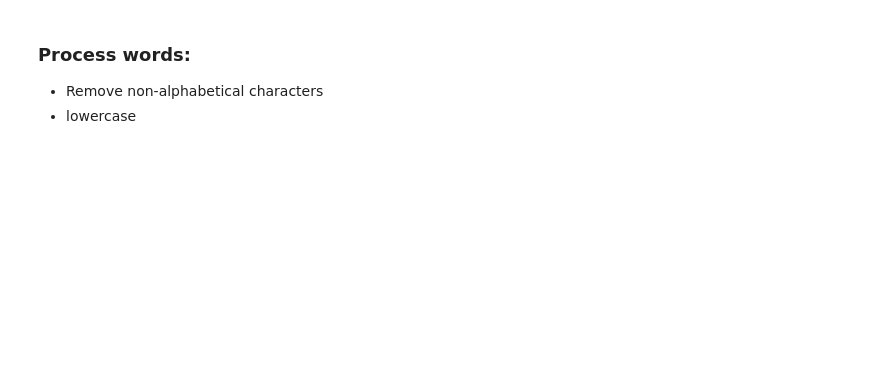
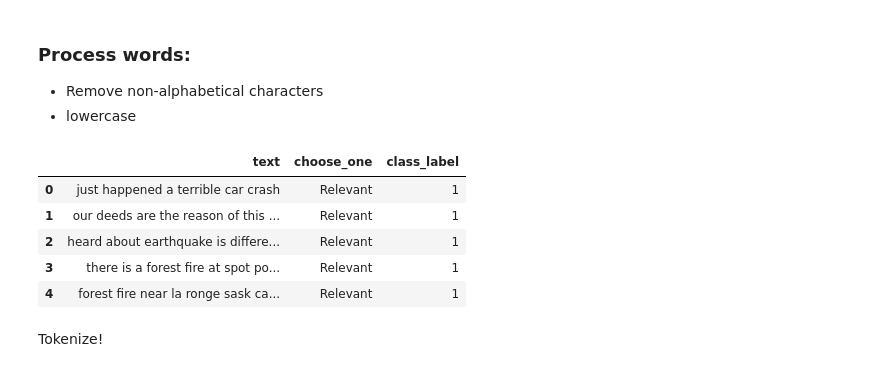
Before and after one commit to TopQuirk67/insightchallenges, a Jupyter notebook: NLP 90 Percent/NLP 90 Percent.ipynb, the cells around one changed output. Saved outputs shown, nothing was run; the diff lists cells and outputs as text; code cells hidden in the pictures; blank space fills up the shorter version.

```diff
--- a/NLP 90 Percent/NLP 90 Percent.ipynb
+++ b/NLP 90 Percent/NLP 90 Percent.ipynb
@@ -61,3 +76,29 @@ pd.crosstab(questions.choose_one,questions.class_label)
 ### Process words:
 - Remove non-alphabetical characters
 - lowercase
+# %%
+
+# Here we just use the definitions given by Ameisen
+def standardize_text(df, text_field):
+    df[text_field] = df[text_field].str.replace(r"http\S+", "")
+    df[text_field] = df[text_field].str.replace(r"http", "")
+    df[text_field] = df[text_field].str.replace(r"@\S+", "")
+    df[text_field] = df[text_field].str.replace(r"[^A-Za-z0-9(),!?@\'\`\"\_\n]", " ")
+    df[text_field] = df[text_field].str.replace(r"@", "at")
+    df[text_field] = df[text_field].str.lower()
+    return df
+
+questions = standardize_text(questions, "text")
+# questions.to_csv("clean_data.csv")  # maybe use this later???
+# questions.head()
+# %%
+questions.head()
+# %% [output]
+|  | text | choose_one | class_label |
+| 0 | just happened a terrible car crash | Relevant | 1 |
+| 1 | our deeds are the reason of this ... | Relevant | 1 |
+| 2 | heard about earthquake is differe... | Relevant | 1 |
+| 3 | there is a forest fire at spot po... | Relevant | 1 |
+| 4 | forest fire near la ronge sask ca... | Relevant | 1 |
+# %% [markdown]
+Tokenize!
```
Also changed, not shown: parts of 28 cells of this notebook, 5 other files.
